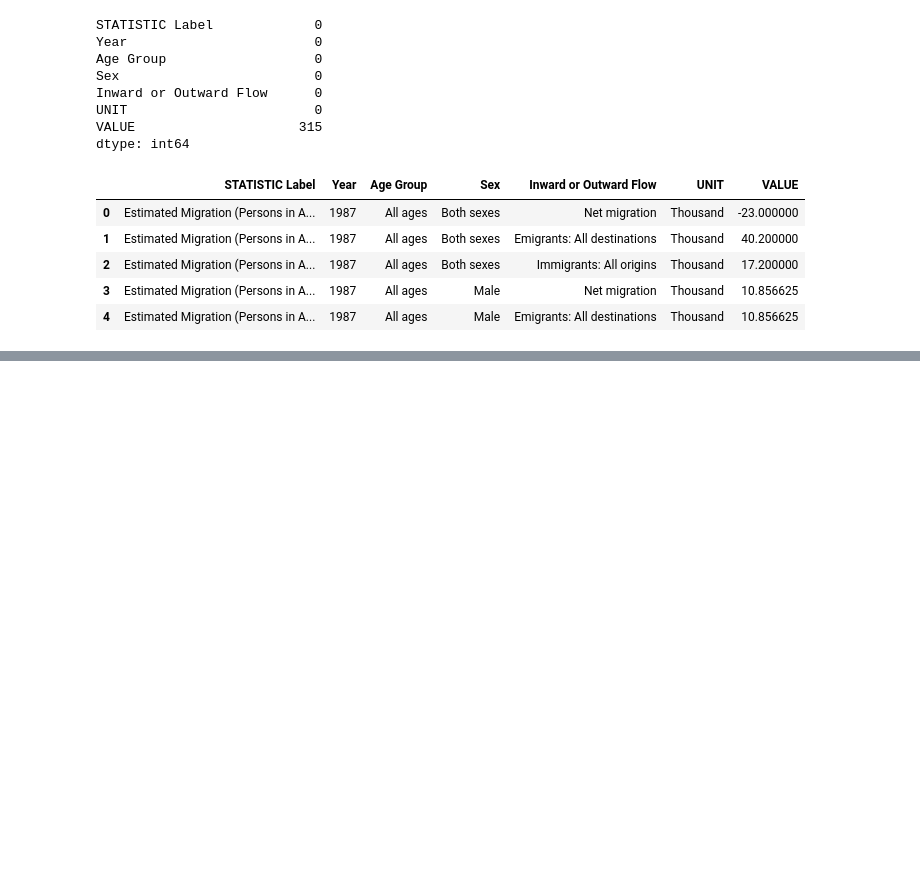
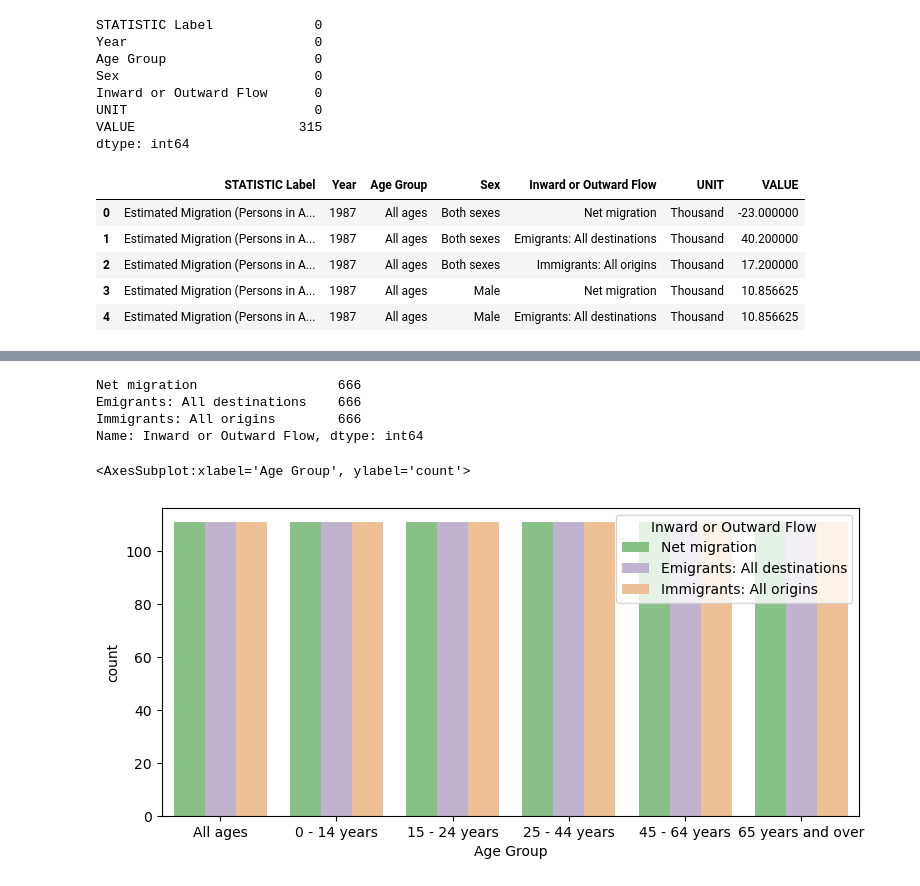
Before and after one commit to Prudvioctane/MSC_DA, a Jupyter notebook: Programming for DA - 1.ipynb, the cells around one changed output, grey strips where cells are left out. Drawn from its saved outputs; the diff is of its cells as text; code cells hidden in the pictures; blank space fills up the shorter version.

```diff
--- a/Programming for DA - 1.ipynb
+++ b/Programming for DA - 1.ipynb
@@ -86,0 +99,15 @@ df_migration.head()
+# %%
+#Count for Inward or Outward Flow
+df_migration['Inward or Outward Flow'].value_counts()
+# %% [output]
+Net migration                  666
+Emigrants: All destinations    666
+Immigrants: All origins        666
+Name: Inward or Outward Flow, dtype: int64
+# %%
+#Countplot for Age Group
+plt.figure(figsize=(9, 4))
+sns.countplot(x='Age Group', hue='Inward or Outward Flow', data=df_migration, palette='Accent')
+# %% [output]
+<AxesSubplot:xlabel='Age Group', ylabel='count'>
+[figure, added]
```
Also changed, not shown: parts of 2 cells of this notebook.
